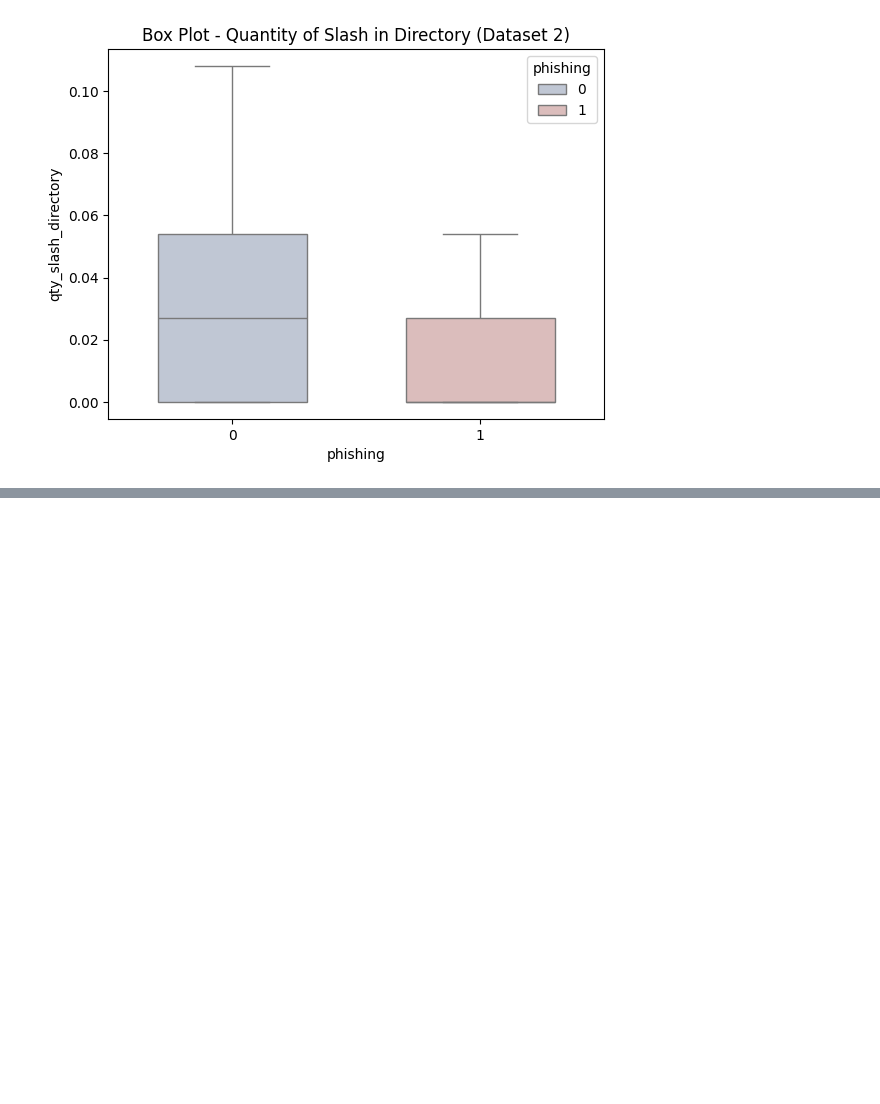
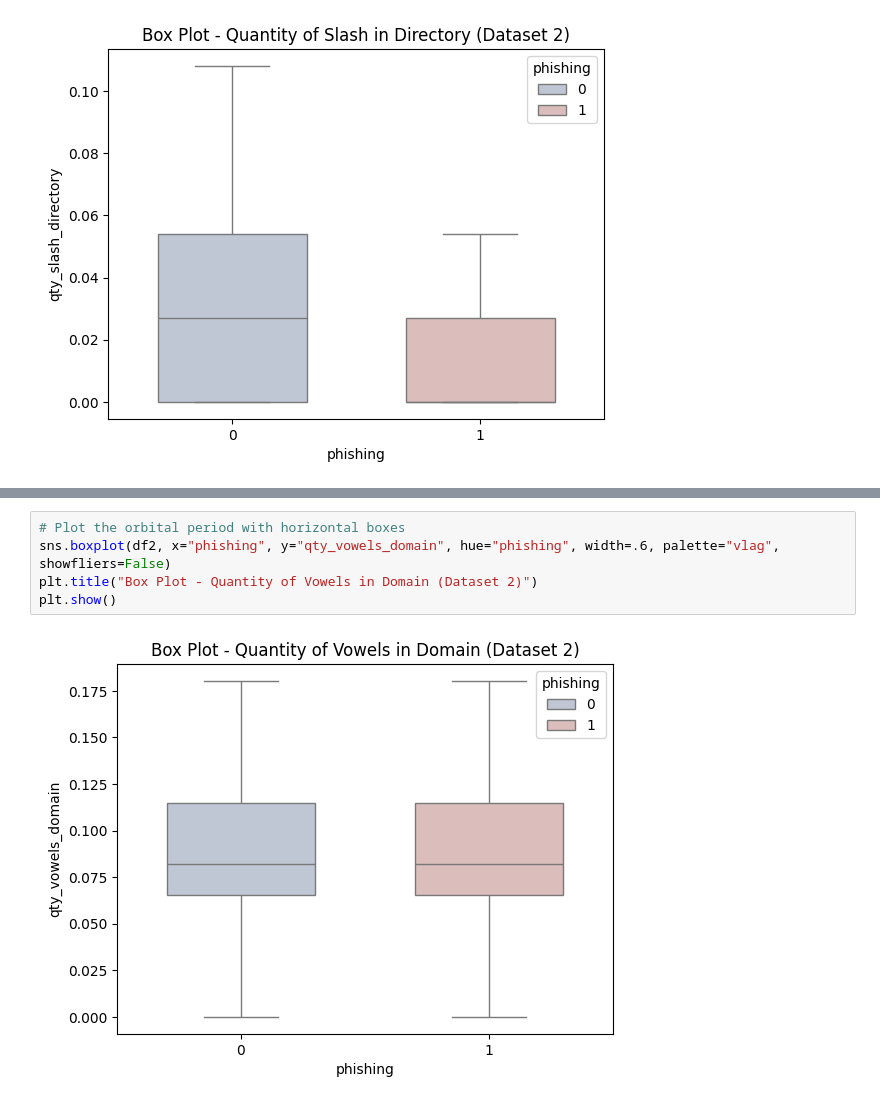
Before and after one commit to Oliverzhang0314/dsa4263-fraud-detection, a Jupyter notebook: notebooks/EDA.ipynb, the cells around one changed output, grey strips where cells are left out. Cells and saved outputs as stored; diff of their text form; blank space fills up the shorter version.

```diff
--- a/notebooks/EDA.ipynb
+++ b/notebooks/EDA.ipynb
@@ -81,0 +89,7 @@ plt.show()
+# %%
+# Plot the orbital period with horizontal boxes
+sns.boxplot(df2, x="phishing", y="qty_vowels_domain", hue="phishing", width=.6, palette="vlag", showfliers=False)
+plt.title("Box Plot - Quantity of Vowels in Domain (Dataset 2)")
+plt.show()
+# %% [output]
+[figure, added]
```
Also changed, not shown: parts of 1 cell of this notebook, 1 other file.
